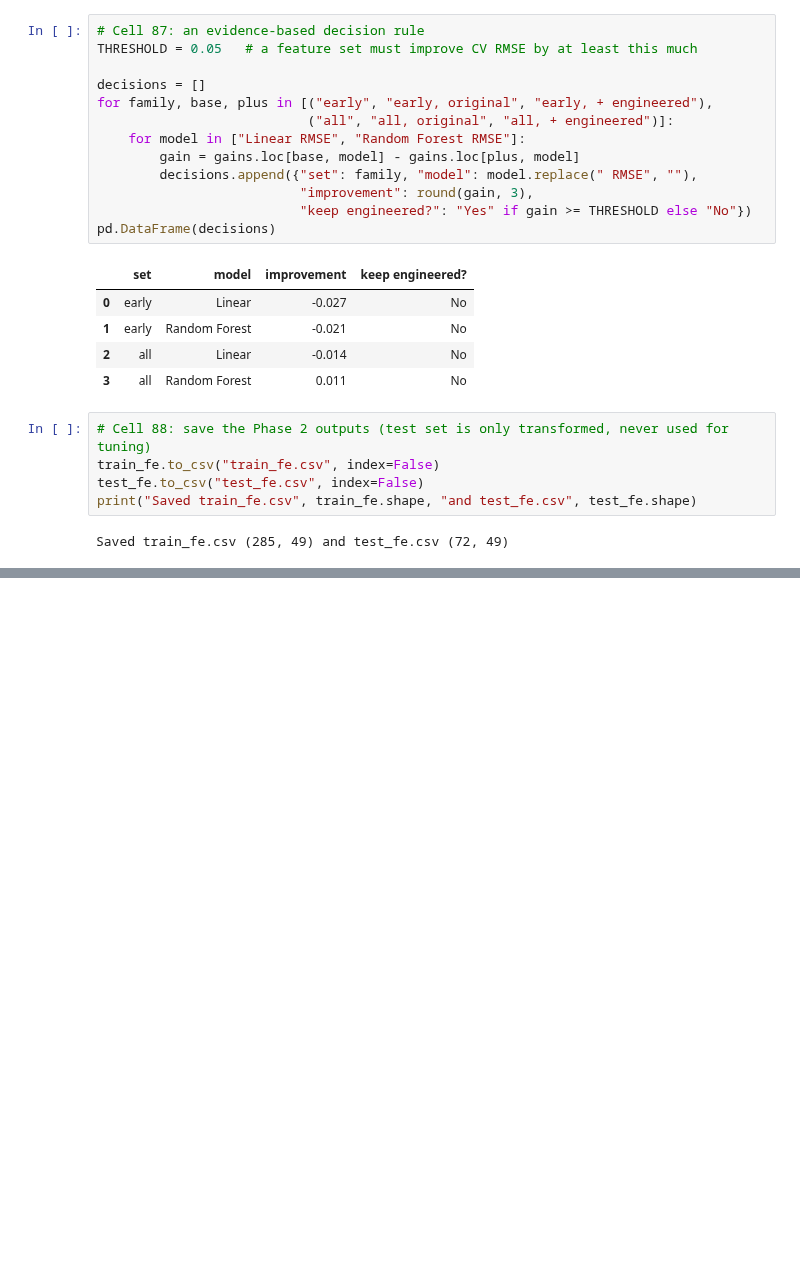
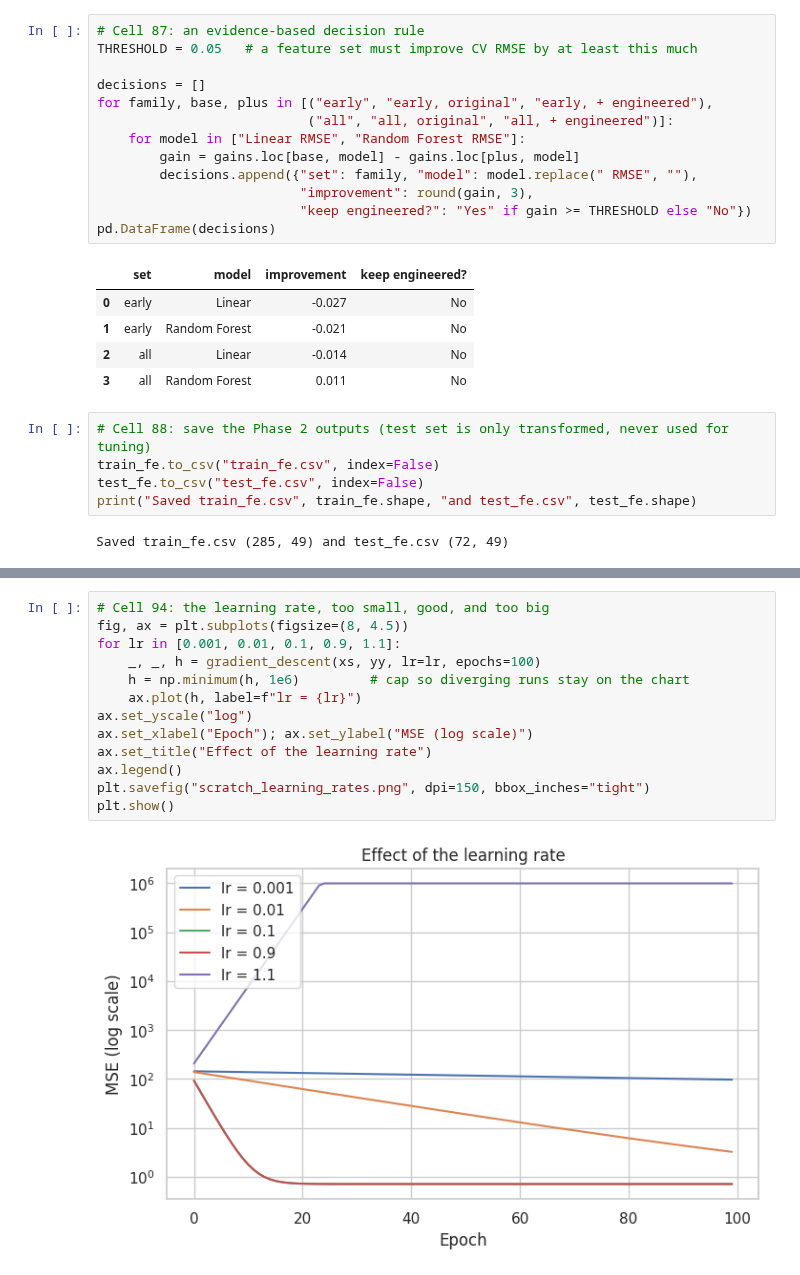
Before and after one commit to buntyedutainer/student-performance-ai, a Jupyter notebook: project.ipynb, the cells around one changed output, grey strips where cells are left out. Drawn from its saved outputs; the diff is of its cells as text; blank space fills up the shorter version.

```diff
--- a/project.ipynb
+++ b/project.ipynb
@@ -1555,0 +1668,15 @@ Saved train_fe.csv (285, 49) and test_fe.csv (72, 49)
+# %%
+# Cell 94: the learning rate, too small, good, and too big
+fig, ax = plt.subplots(figsize=(8, 4.5))
+for lr in [0.001, 0.01, 0.1, 0.9, 1.1]:
+    _, _, h = gradient_descent(xs, yy, lr=lr, epochs=100)
+    h = np.minimum(h, 1e6)         # cap so diverging runs stay on the chart
+    ax.plot(h, label=f"lr = {lr}")
+ax.set_yscale("log")
+ax.set_xlabel("Epoch"); ax.set_ylabel("MSE (log scale)")
+ax.set_title("Effect of the learning rate")
+ax.legend()
+plt.savefig("scratch_learning_rates.png", dpi=150, bbox_inches="tight")
+plt.show()
+# %% [output]
+[figure, added]
```
Also changed, not shown: parts of 10 cells of this notebook.
